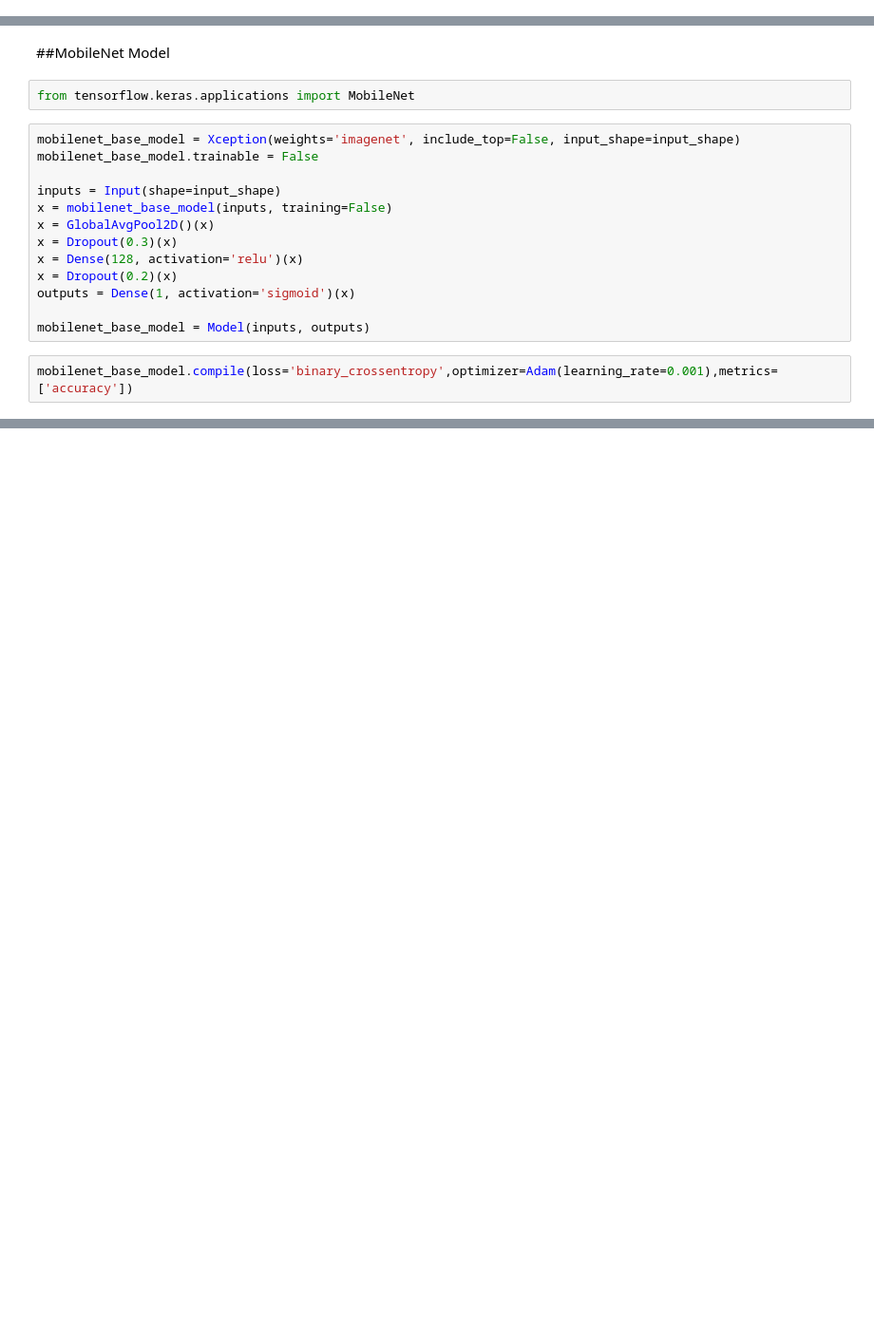
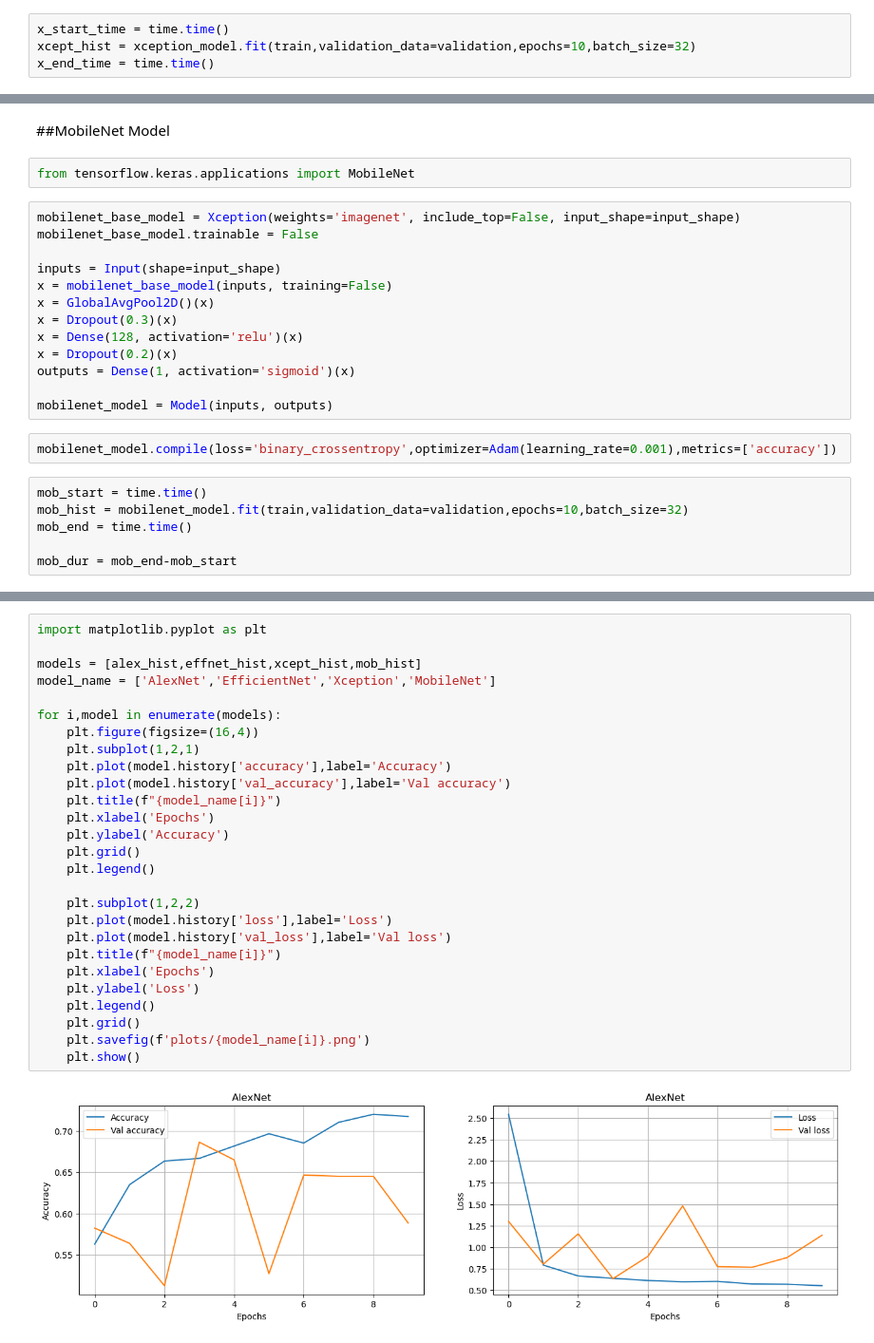
Before and after one commit to chevy-67/DL-Architecture-Performance-Analysis, a Jupyter notebook: Case_Study_CV_01.ipynb, the cells around one changed output, grey strips where cells are left out. Shown at 95% size. Cells and saved outputs as stored; diff of their text form; blank space fills up the shorter version.

Commit message:
Add training history

```diff
--- a/Case_Study_CV_01.ipynb
+++ b/Case_Study_CV_01.ipynb
@@ -197,0 +255,4 @@ xception_base_model.compile(loss='binary_crossentropy',optimizer=Adam(learning_r
+# %%
+x_start_time = time.time()
+xcept_hist = xception_model.fit(train,validation_data=validation,epochs=10,batch_size=32)
+x_end_time = time.time()
@@ -211,6 +306,12 @@ x = Dense(128, activation='relu')(x)
 x = Dropout(0.2)(x)
 outputs = Dense(1, activation='sigmoid')(x)
 
-mobilenet_base_model = Model(inputs, outputs)
+mobilenet_model = Model(inputs, outputs)
 # %%
-mobilenet_base_model.compile(loss='binary_crossentropy',optimizer=Adam(learning_rate=0.001),metrics=['accuracy'])
+mobilenet_model.compile(loss='binary_crossentropy',optimizer=Adam(learning_rate=0.001),metrics=['accuracy'])
+# %%
+mob_start = time.time()
+mob_hist = mobilenet_model.fit(train,validation_data=validation,epochs=10,batch_size=32)
+mob_end = time.time()
+
+mob_dur = mob_end-mob_start
@@ -216,0 +353,29 @@ mobilenet_base_model.compile(loss='binary_crossentropy',optimizer=Adam(learning_
+# %%
+import matplotlib.pyplot as plt
+
+models = [alex_hist,effnet_hist,xcept_hist,mob_hist]
+model_name = ['AlexNet','EfficientNet','Xception','MobileNet']
+
+for i,model in enumerate(models):
+    plt.figure(figsize=(16,4))
+    plt.subplot(1,2,1)
+    plt.plot(model.history['accuracy'],label='Accuracy')
+    plt.plot(model.history['val_accuracy'],label='Val accuracy')
+    plt.title(f"{model_name[i]}")
+    plt.xlabel('Epochs')
+    plt.ylabel('Accuracy')
+    plt.grid()
+    plt.legend()
+
+    plt.subplot(1,2,2)
+    plt.plot(model.history['loss'],label='Loss')
+    plt.plot(model.history['val_loss'],label='Val loss')
+    plt.title(f"{model_name[i]}")
+    plt.xlabel('Epochs')
+    plt.ylabel('Loss')
+    plt.legend()
+    plt.grid()
+    plt.savefig(f'plots/{model_name[i]}.png')
+    plt.show()
+# %% [output]
+[figure, added]
```
Also changed, not shown: parts of 24 cells of this notebook.
